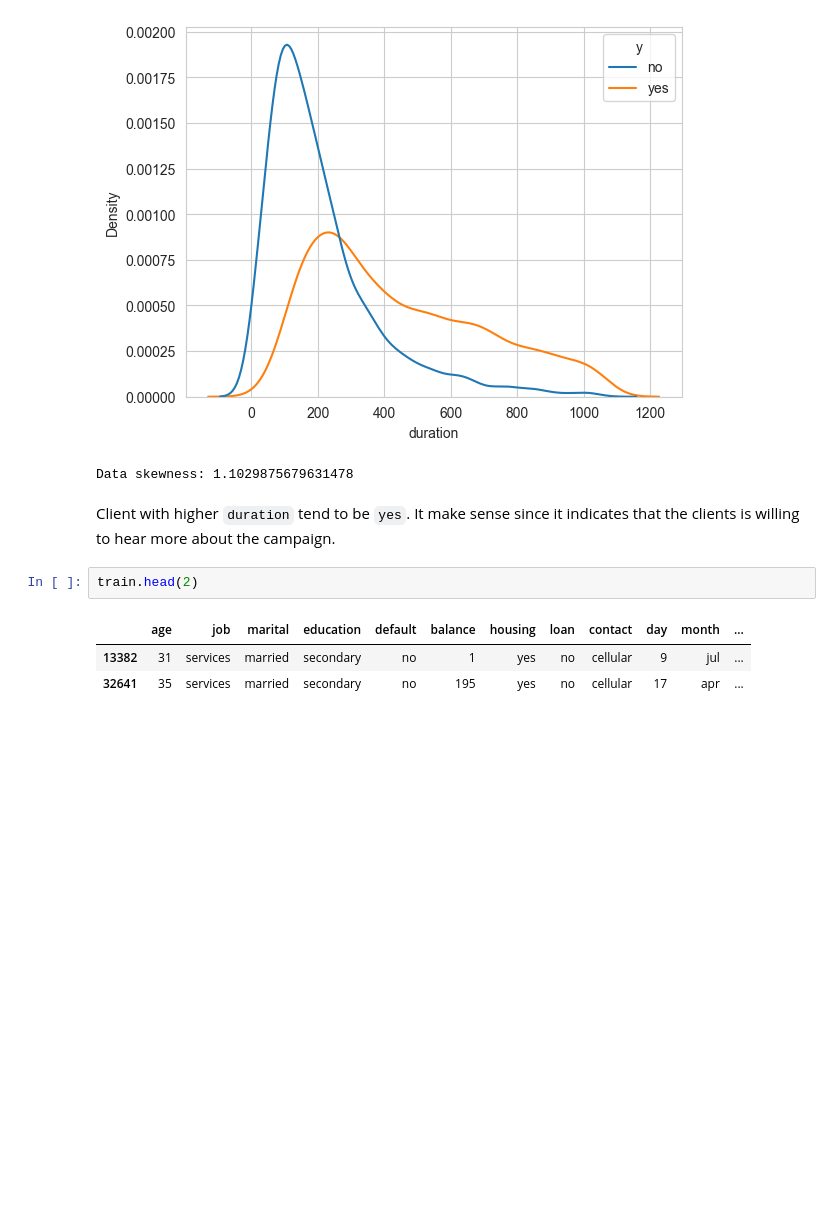
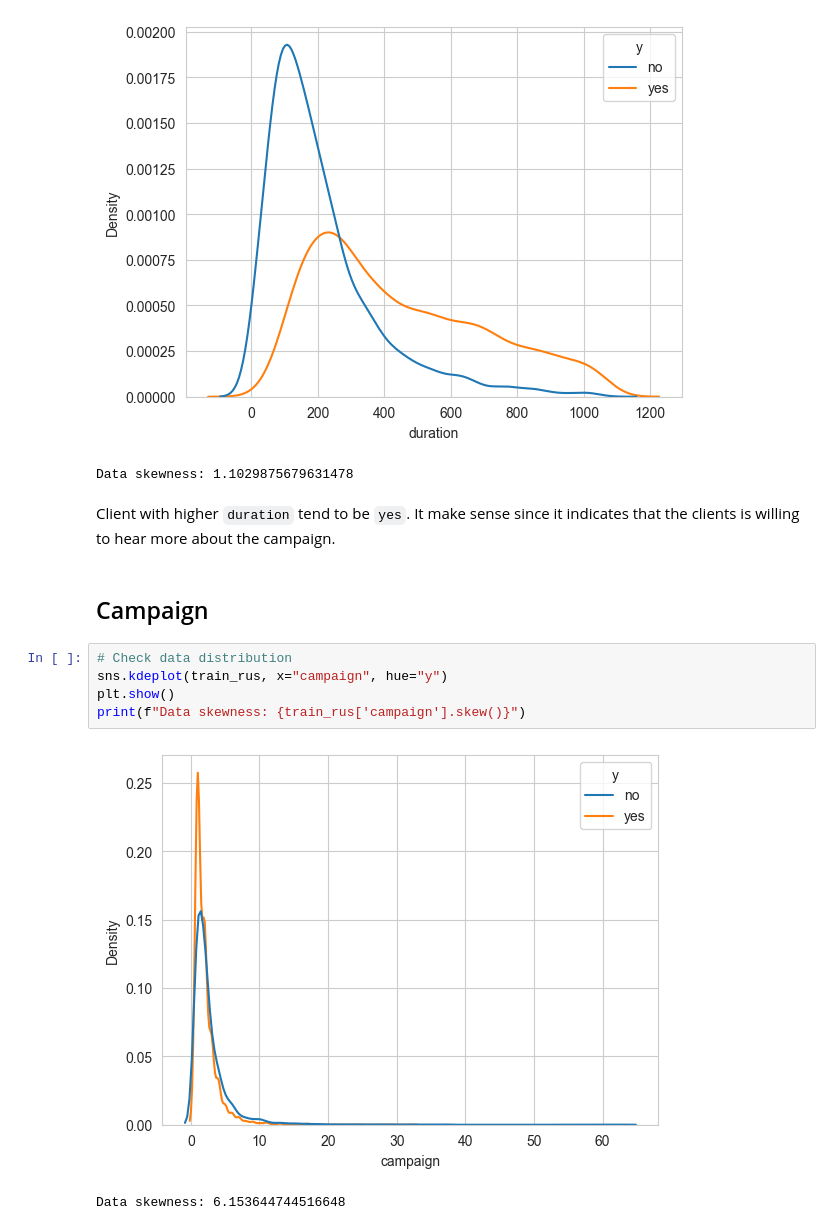
Before and after one commit to carloabimanyu/bank-marketing, a Jupyter notebook: notebooks/notebook.ipynb, the cells around one changed output. Drawn from its saved outputs; the diff is of its cells as text; blank space fills up the shorter version.

```diff
--- a/notebooks/notebook.ipynb
+++ b/notebooks/notebook.ipynb
@@ -392,9 +392,13 @@ print(f"Data skewness: {remove_outliers(train_rus, 'duration')['duration'].skew(
 Data skewness: 1.1029875679631478
 # %% [markdown]
 Client with higher `duration` tend to be `yes`. It make sense since it indicates that the clients is willing to hear more about the campaign.
-# %%
-train.head(2)
-# %% [output]
-|  | age | job | marital | education | default | balance | housing | loan | contact | day | month | ... |
-| 13382 | 31 | services | married | secondary | no | 1 | yes | no | cellular | 9 | jul | ... |
-| 32641 | 35 | services | married | secondary | no | 195 | yes | no | cellular | 17 | apr | ... |
+# %% [markdown]
+## Campaign
+# %%
+# Check data distribution
+sns.kdeplot(train_rus, x="campaign", hue="y")
+plt.show()
+print(f"Data skewness: {train_rus['campaign'].skew()}")
+# %% [output]
+[figure, added]
+Data skewness: 6.153644744516648
```
Also changed, not shown: parts of 15 cells of this notebook, 2 other files.
